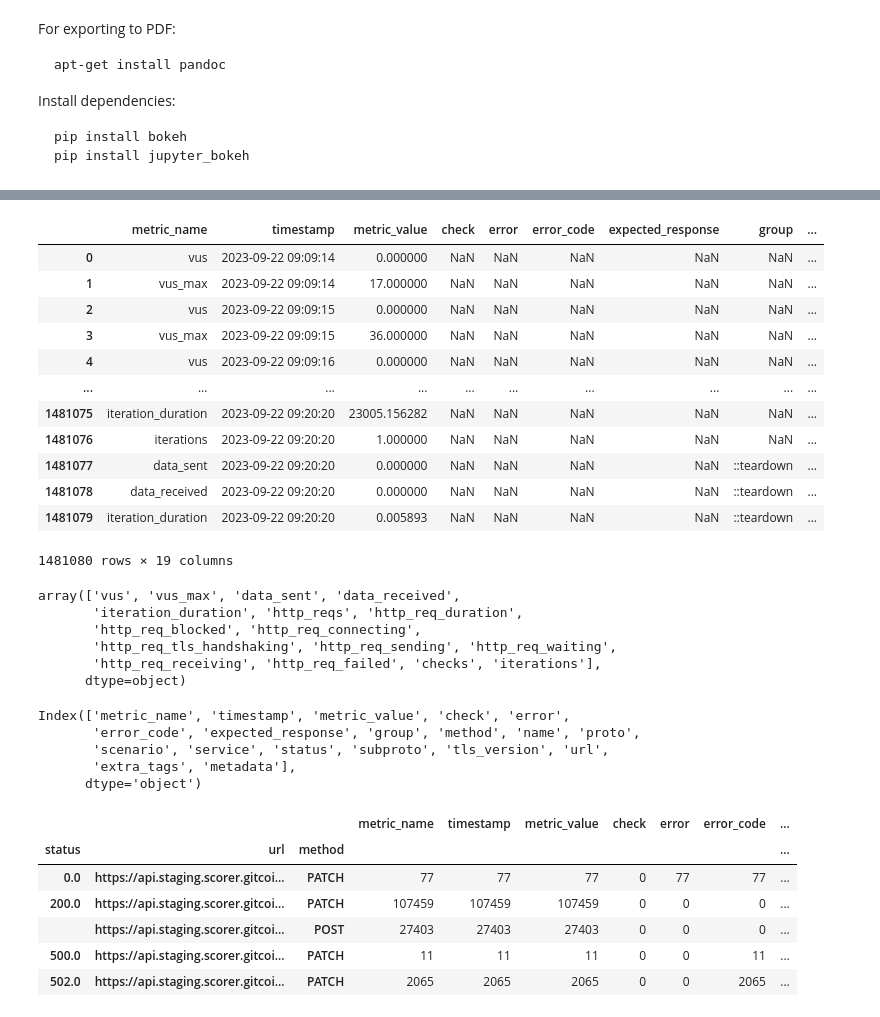
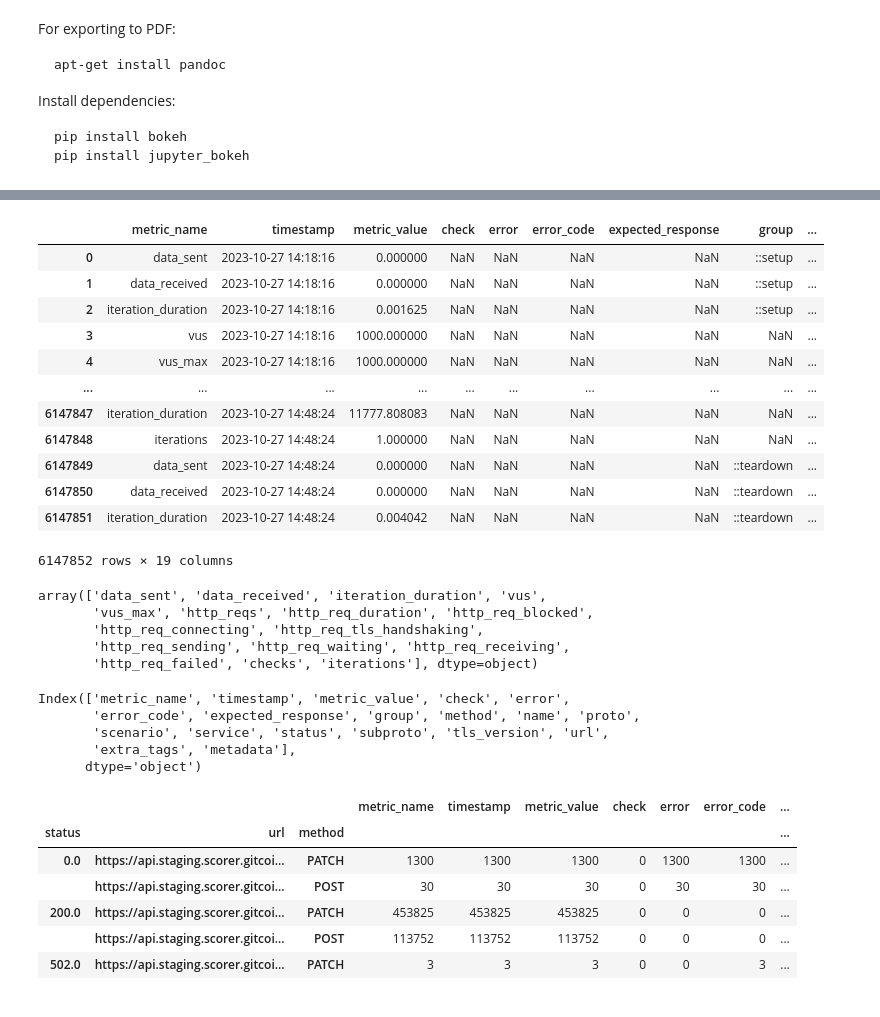
Before and after one commit to passportxyz/passport-scorer, a Jupyter notebook: load_tests/stats.ipynb, the cells around one changed output, grey strips where cells are left out. Drawn from its saved outputs; the diff is of its cells as text; code cells hidden in the pictures.

```diff
--- a/load_tests/stats.ipynb
+++ b/load_tests/stats.ipynb
@@ -12,42 +12,43 @@ pip install jupyter_bokeh
 # %%
 
 import pandas as pd
 import matplotlib.pyplot as plt
 from bokeh.plotting import figure, show
 from bokeh.io import output_notebook
 
-filename = "./2023_09_22 002 k6_metrics.csv"
+filename = "./k6_metrics.csv"
 df = pd.read_csv(filename, low_memory=False)
+if "tracked=true" in df.extra_tags.unique():
+    df = df[df["extra_tags"]=="tracked=true"]
 df["timestamp"] = pd.to_datetime(df.timestamp, unit='s')
 
 output_notebook()
 
 df
 # %% [output]
 [interactive output not drawn]
 [interactive output not drawn]
 |  | metric_name | timestamp | metric_value | check | error | error_code | expected_response | group | ... |
-| 0 | vus | 2023-09-22 09:09:14 | 0.000000 | NaN | NaN | NaN | NaN | NaN | ... |
-| 1 | vus_max | 2023-09-22 09:09:14 | 17.000000 | NaN | NaN | NaN | NaN | NaN | ... |
-| 2 | vus | 2023-09-22 09:09:15 | 0.000000 | NaN | NaN | NaN | NaN | NaN | ... |
-| 3 | vus_max | 2023-09-22 09:09:15 | 36.000000 | NaN | NaN | NaN | NaN | NaN | ... |
-| 4 | vus | 2023-09-22 09:09:16 | 0.000000 | NaN | NaN | NaN | NaN | NaN | ... |
+| 0 | data_sent | 2023-10-27 14:18:16 | 0.000000 | NaN | NaN | NaN | NaN | ::setup | ... |
+| 1 | data_received | 2023-10-27 14:18:16 | 0.000000 | NaN | NaN | NaN | NaN | ::setup | ... |
+| 2 | iteration_duration | 2023-10-27 14:18:16 | 0.001625 | NaN | NaN | NaN | NaN | ::setup | ... |
+| 3 | vus | 2023-10-27 14:18:16 | 1000.000000 | NaN | NaN | NaN | NaN | NaN | ... |
+| 4 | vus_max | 2023-10-27 14:18:16 | 1000.000000 | NaN | NaN | NaN | NaN | NaN | ... |
 | ... | ... | ... | ... | ... | ... | ... | ... | ... | ... |
-| 1481075 | iteration_duration | 2023-09-22 09:20:20 | 23005.156282 | NaN | NaN | NaN | NaN | NaN | ... |
-| 1481076 | iterations | 2023-09-22 09:20:20 | 1.000000 | NaN | NaN | NaN | NaN | NaN | ... |
-| 1481077 | data_sent | 2023-09-22 09:20:20 | 0.000000 | NaN | NaN | NaN | NaN | ::teardown | ... |
-| 1481078 | data_received | 2023-09-22 09:20:20 | 0.000000 | NaN | NaN | NaN | NaN | ::teardown | ... |
-| 1481079 | iteration_duration | 2023-09-22 09:20:20 | 0.005893 | NaN | NaN | NaN | NaN | ::teardown | ... |
+| 6147847 | iteration_duration | 2023-10-27 14:48:24 | 11777.808083 | NaN | NaN | NaN | NaN | NaN | ... |
+| 6147848 | iterations | 2023-10-27 14:48:24 | 1.000000 | NaN | NaN | NaN | NaN | NaN | ... |
+| 6147849 | data_sent | 2023-10-27 14:48:24 | 0.000000 | NaN | NaN | NaN | NaN | ::teardown | ... |
+| 6147850 | data_received | 2023-10-27 14:48:24 | 0.000000 | NaN | NaN | NaN | NaN | ::teardown | ... |
+| 6147851 | iteration_duration | 2023-10-27 14:48:24 | 0.004042 | NaN | NaN | NaN | NaN | ::teardown | ... |
-1481080 rows × 19 columns
+6147852 rows × 19 columns
 # %%
 df.metric_name.unique()
 # %% [output]
-array(['vus', 'vus_max', 'data_sent', 'data_received',
-       'iteration_duration', 'http_reqs', 'http_req_duration',
-       'http_req_blocked', 'http_req_connecting',
-       'http_req_tls_handshaking', 'http_req_sending', 'http_req_waiting',
-       'http_req_receiving', 'http_req_failed', 'checks', 'iterations'],
-      dtype=object)
+array(['data_sent', 'data_received', 'iteration_duration', 'vus',
+       'vus_max', 'http_reqs', 'http_req_duration', 'http_req_blocked',
+       'http_req_connecting', 'http_req_tls_handshaking',
+       'http_req_sending', 'http_req_waiting', 'http_req_receiving',
+       'http_req_failed', 'checks', 'iterations'], dtype=object)
 # %%
 df.columns
 # %% [output]
@@ -61,11 +62,11 @@ df[df.metric_name == "http_reqs"].groupby(by=["status", "url", "method"]).count(
 # %% [output]
 |  |  |  | metric_name | timestamp | metric_value | check | error | error_code | ... |
 | status | url | method |  |  |  |  |  |  | ... |
-| 0.0 | https://api.staging.scorer.gitcoi... | PATCH | 77 | 77 | 77 | 0 | 77 | 77 | ... |
-| 200.0 | https://api.staging.scorer.gitcoi... | PATCH | 107459 | 107459 | 107459 | 0 | 0 | 0 | ... |
-|  | https://api.staging.scorer.gitcoi... | POST | 27403 | 27403 | 27403 | 0 | 0 | 0 | ... |
-| 500.0 | https://api.staging.scorer.gitcoi... | PATCH | 11 | 11 | 11 | 0 | 0 | 11 | ... |
-| 502.0 | https://api.staging.scorer.gitcoi... | PATCH | 2065 | 2065 | 2065 | 0 | 0 | 2065 | ... |
+| 0.0 | https://api.staging.scorer.gitcoi... | PATCH | 1300 | 1300 | 1300 | 0 | 1300 | 1300 | ... |
+|  | https://api.staging.scorer.gitcoi... | POST | 30 | 30 | 30 | 0 | 30 | 30 | ... |
+| 200.0 | https://api.staging.scorer.gitcoi... | PATCH | 453825 | 453825 | 453825 | 0 | 0 | 0 | ... |
+|  | https://api.staging.scorer.gitcoi... | POST | 113752 | 113752 | 113752 | 0 | 0 | 0 | ... |
+| 502.0 | https://api.staging.scorer.gitcoi... | PATCH | 3 | 3 | 3 | 0 | 0 | 3 | ... |
 # %%
 df_duration = df[df.metric_name == "http_req_duration"]
 
```
Also changed, not shown: parts of 1 cell of this notebook, 9 other files.
